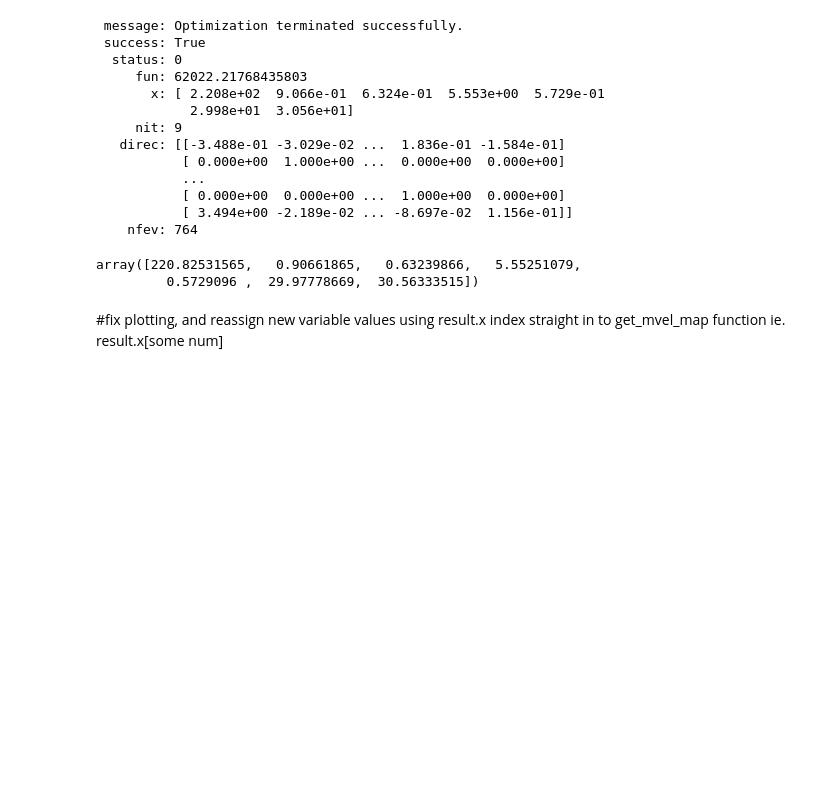
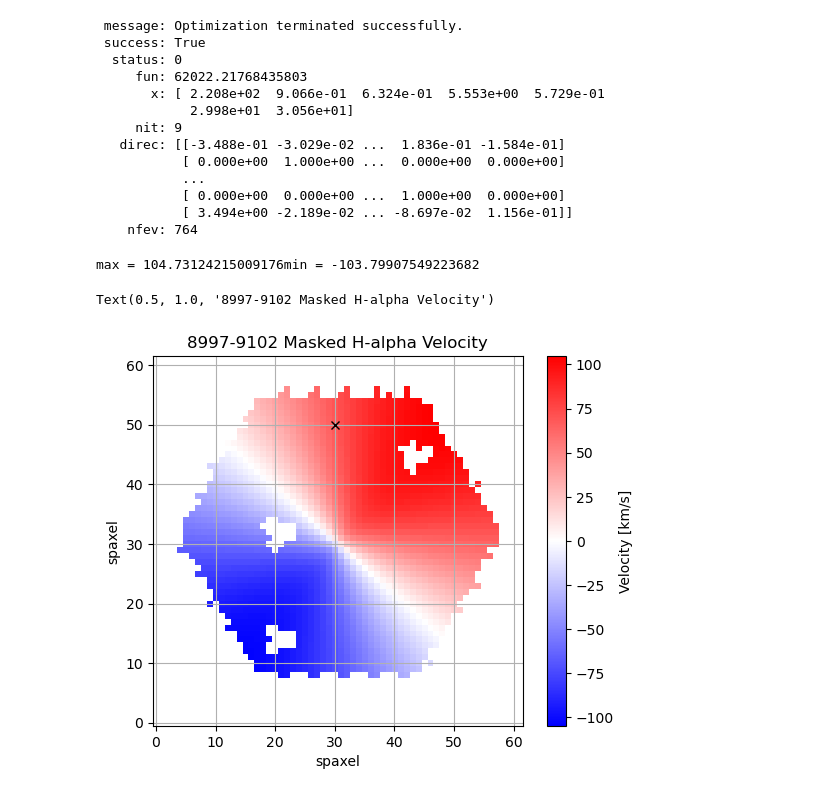
Before and after one commit to DESI-UR/MaNGA-VelMap, a Jupyter notebook: Notebooks/vel_model.ipynb, the cells around one changed output. Drawn from its saved outputs; the diff is of its cells as text; code cells hidden in the pictures; blank space fills up the shorter version.

```diff
--- a/Notebooks/vel_model.ipynb
+++ b/Notebooks/vel_model.ipynb
@@ -223,10 +223,38 @@ result
            [ 0.000e+00  0.000e+00 ...  1.000e+00  0.000e+00]
            [ 3.494e+00 -2.189e-02 ... -8.697e-02  1.156e-01]]
     nfev: 764
-# %%
-result.x
-# %% [output]
-array([220.82531565,   0.90661865,   0.63239866,   5.55251079,
-         0.5729096 ,  29.97778669,  30.56333515])
-# %% [markdown]
-#fix plotting, and reassign new variable values using result.x index straight in to get_mvel_map function ie. result.x[some num]
+# %%
+nmvel_map = get_mvel_map((map_shape,                       #get_mvel_map is used to get the model vel map
+                        result.x[0],
+                        result.x[1],
+                        result.x[2],
+                        result.x[3],
+                        result.x[4],
+                        result.x[5],
+                        result.x[6],
+                        mask_f,r_convert
+                       )
+# %%
+#plot with new adjusted perameters
+val_max = nmvel_map.max()        #simple plotting section for visualization
+val_min = nmvel_map.min()
+print('max = '+ str(val_max) + 'min = ' + str(val_min))
+
+if (val_max >= abs(val_min)):
+    lim = val_max
+else:
+    lim = abs(val_min)
+
+plt.imshow(nmvel_map,cmap = 'bwr',vmin = -lim, vmax = lim)     #creates a color map of data, (data set, cmap = 'desired color code')
+plt.colorbar(label = 'Velocity [km/s]')  #following are just labels
+plt.gca().invert_yaxis()
+plt.xlabel('spaxel')
+plt.ylabel('spaxel')
+plt.plot(30,50, marker = 'x', color = 'k')
+
+plt.grid(True)
+plt.title(test_galaxy+r' Masked H-alpha Velocity')
+# %% [output]
+max = 104.73124215009176min = -103.79907549223682
+Text(0.5, 1.0, '8997-9102 Masked H-alpha Velocity')
+[figure, added]
```
Also changed, not shown: parts of 1 cell of this notebook, 2 other files.
